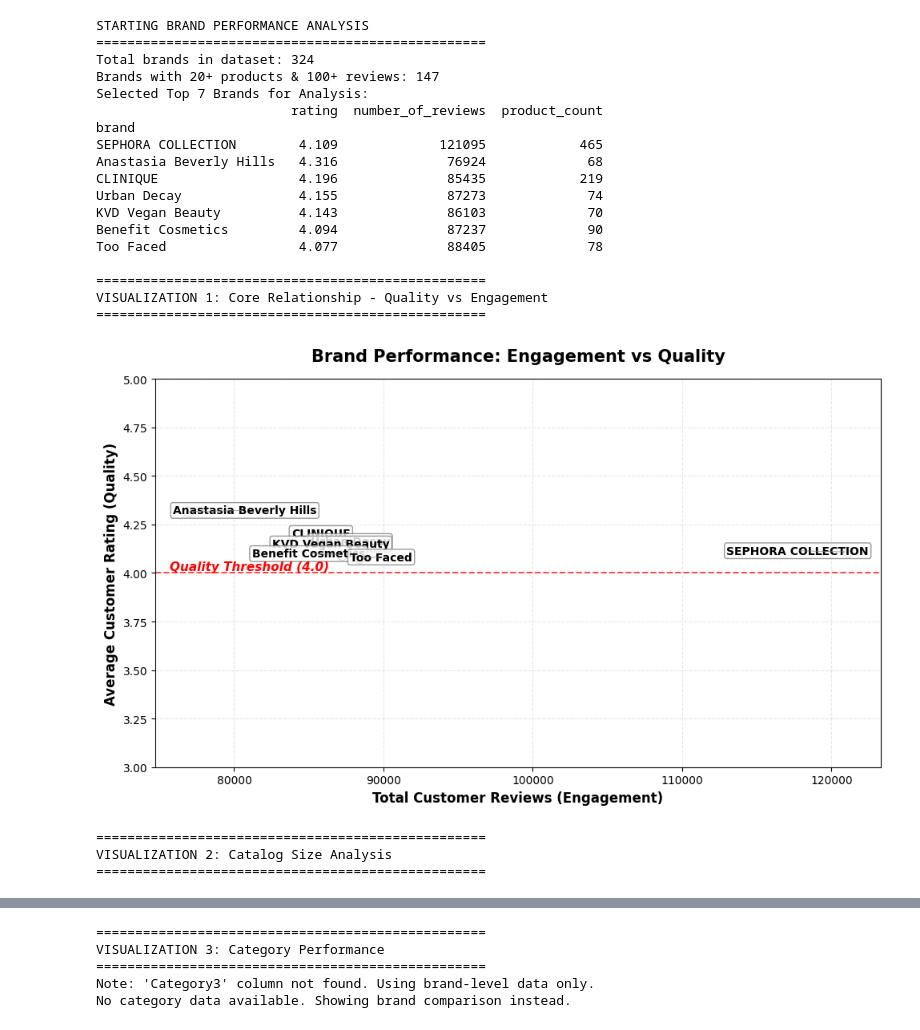
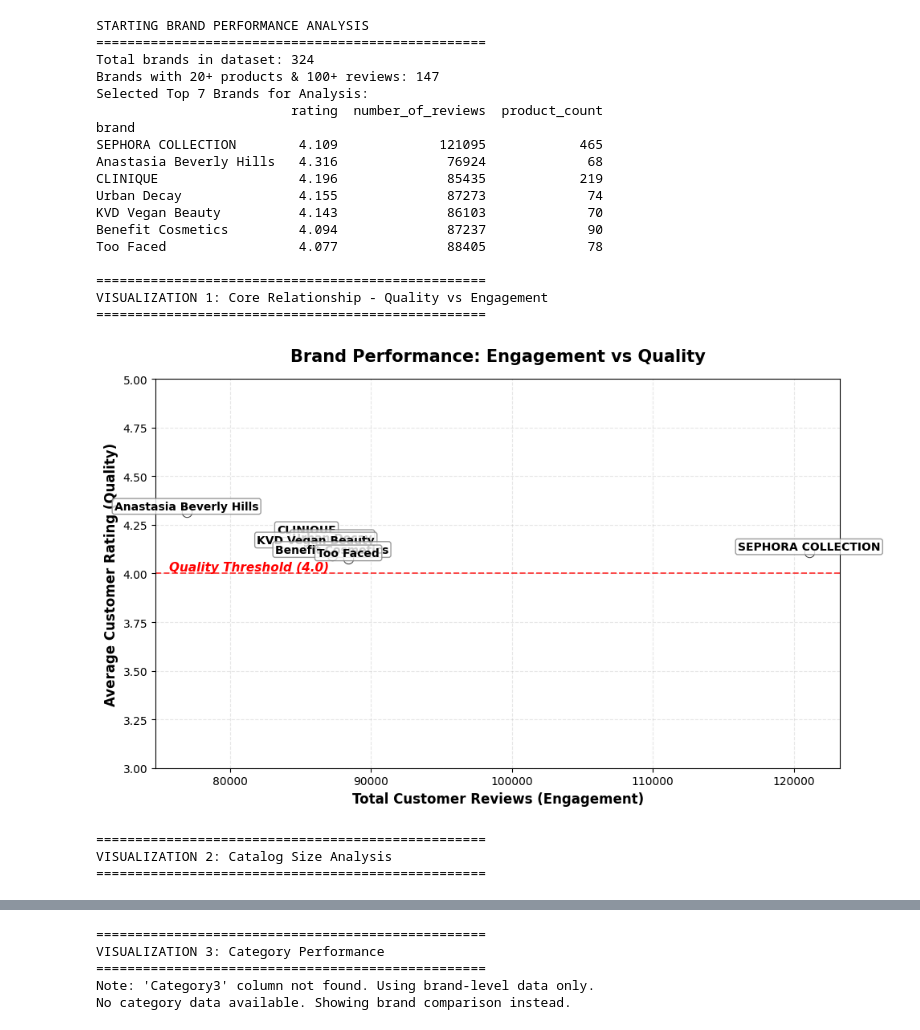
Before and after one commit to monatagelsir7/sephora_products_analysis, a Jupyter notebook: questions2.ipynb, the cells around one changed output, grey strips where cells are left out. Cells and saved outputs as stored; diff of their text form; code cells hidden in the pictures.

```diff
--- a/questions2.ipynb
+++ b/questions2.ipynb
@@ -0,0 +7,4 @@
+# %%
+df = pd.read_csv(
+    "https://github.com/monatagelsir7/sephora_products_analysis/raw/refs/heads/main/data/sephora_website_dataset.csv"
+)
@@ -0,0 +13,3 @@
+# %%
+df2 = df.copy()
+df2.columns
@@ -1,9 +177,4 @@
 # %%
-import pandas as pd
-import matplotlib.pyplot as plt
-import seaborn as sns
-import numpy as np
-from sklearn.preprocessing import MinMaxScaler
 
 # Set consistent style
 plt.style.use("default")
@@ -67,7 +238,7 @@ def plot_rating_vs_engagement(plot_data, QUALITY_THRESHOLD=4.0, label_top_n=8):
 
     import numpy as np
     import matplotlib.pyplot as plt
-    from adjustText import adjust_text
+    # from adjustText import adjust_text
 
     # --- Pick top brands to label ---
     score = (plot_data["rating"] - QUALITY_THRESHOLD).clip(lower=0) + (
@@ -113,17 +284,17 @@ def plot_rating_vs_engagement(plot_data, QUALITY_THRESHOLD=4.0, label_top_n=8):
                 )
             )
 
-    # Automatically adjust overlapping labels
-    adjust_text(
-        texts,
-        only_move={"points": "y", "texts": "xy"},
-        arrowprops=dict(arrowstyle="-", color="gray", lw=0.7, alpha=0.7),
-        expand_text=(1.2, 1.4),
-        expand_points=(1.4, 1.2),
-        force_text=(0.8, 0.9),
-        force_points=(0.8, 0.9),
-        ax=ax,
-    )
+    # # Automatically adjust overlapping labels
+    # adjust_text(
+    #     texts,
+    #     only_move={"points": "y", "texts": "xy"},
+    #     arrowprops=dict(arrowstyle="-", color="gray", lw=0.7, alpha=0.7),
+    #     expand_text=(1.2, 1.4),
+    #     expand_points=(1.4, 1.2),
+    #     force_text=(0.8, 0.9),
+    #     force_points=(0.8, 0.9),
+    #     ax=ax,
+    # )
 
     # Threshold line + label (consistent placement)
     ax.axhline(
@@ -484,34 +655,34 @@ def main(data):
         )
     else:
         print("No category data available. Showing brand comparison instead.")
         plot_brand_comparison(plot_data)
         category_data = None
 
     # Generate insights
     generate_insights(plot_data, category_data)
 
 
 main(data)
 # %% [output]
 STARTING BRAND PERFORMANCE ANALYSIS
 ==================================================
 Total brands in dataset: 324
 Brands with 20+ products & 100+ reviews: 147
 Selected Top 7 Brands for Analysis:
                          rating  number_of_reviews  product_count
 brand
 SEPHORA COLLECTION        4.109             121095            465
 Anastasia Beverly Hills   4.316              76924             68
 CLINIQUE                  4.196              85435            219
 Urban Decay               4.155              87273             74
 KVD Vegan Beauty          4.143              86103             70
 Benefit Cosmetics         4.094              87237             90
 Too Faced                 4.077              88405             78
 
 ==================================================
 VISUALIZATION 1: Core Relationship - Quality vs Engagement
 ==================================================
-[figure, old version]
+[figure, new version]
 ==================================================
 VISUALIZATION 2: Catalog Size Analysis
 ==================================================
```
Also changed, not shown: parts of 7 cells of this notebook, 3 other files.
